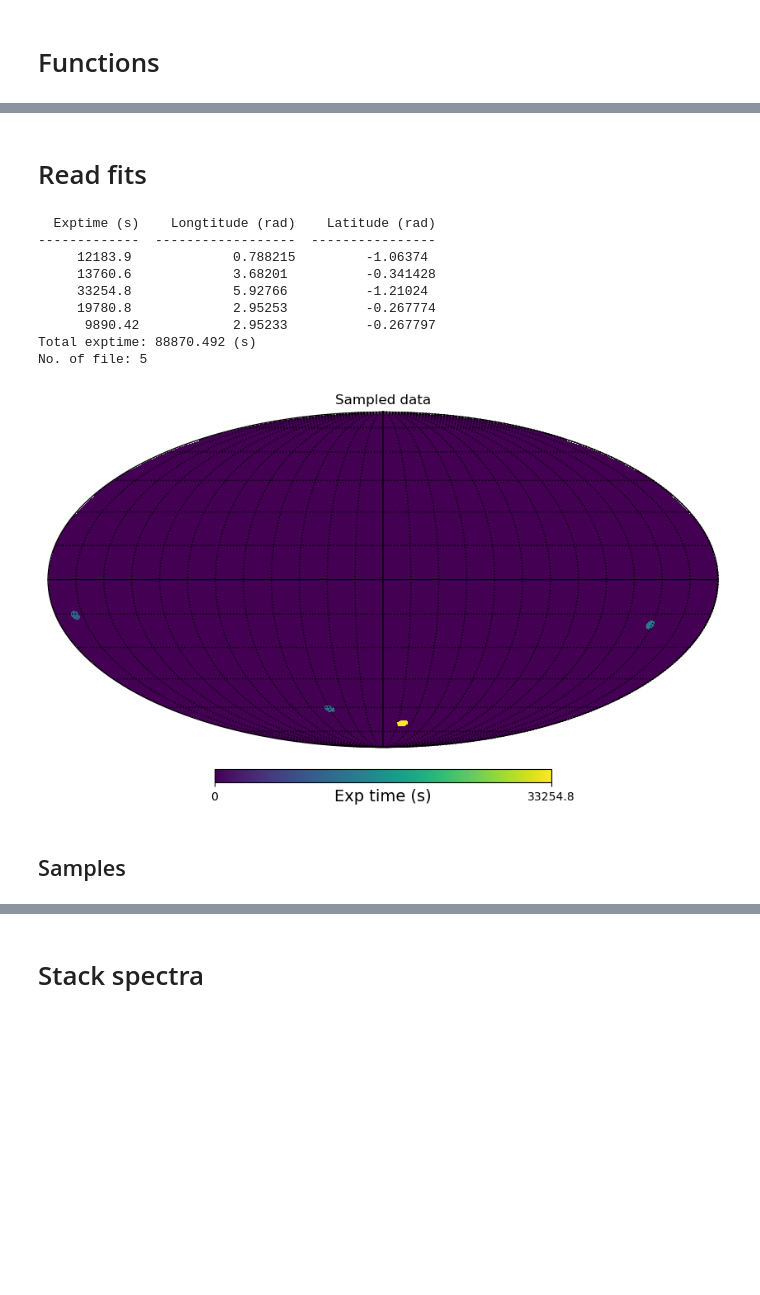
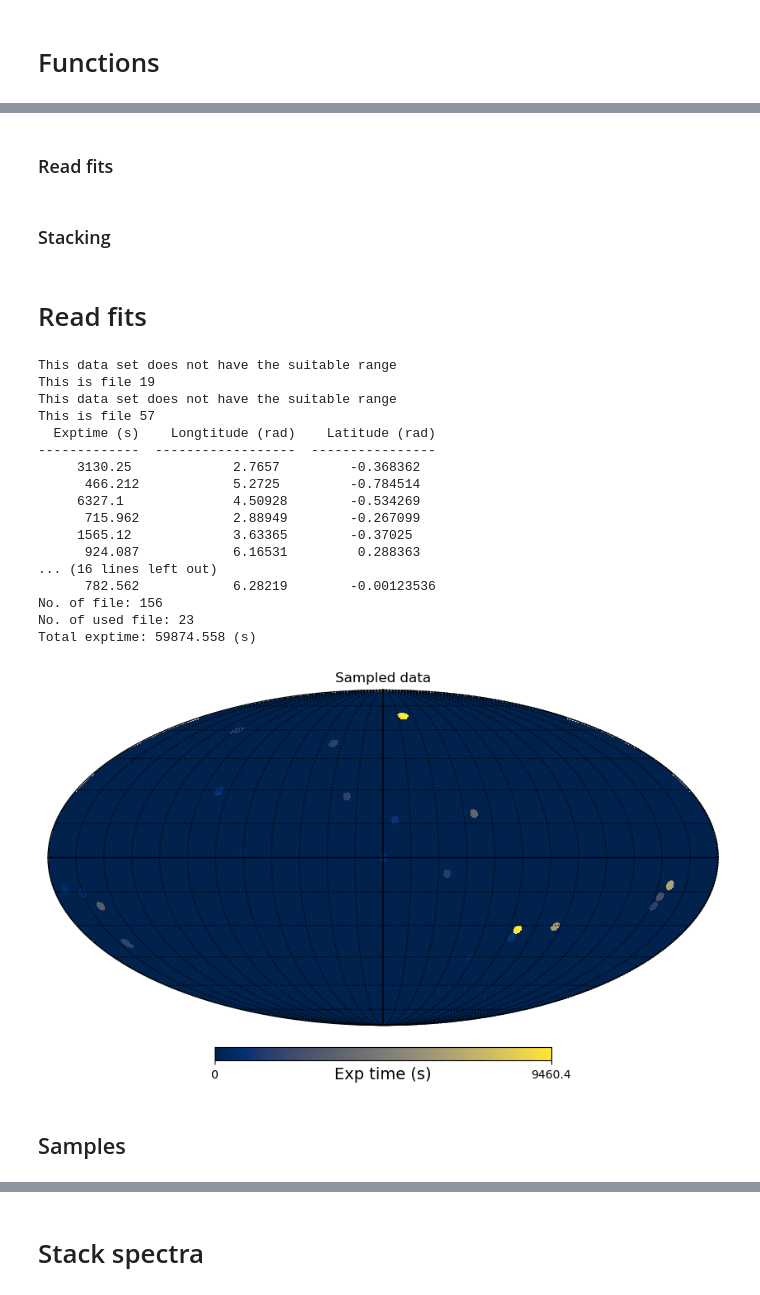
Before and after one commit to Timwong313/axionJWST_2024, a Jupyter notebook: MRS_analysis/code/stackSpec.ipynb, the cells around one changed output, grey strips where cells are left out. Drawn from its saved outputs; the diff is of its cells as text; code cells hidden in the pictures; blank space fills up the shorter version.

Commit message:
Feat: Add remove data from the same assoc. in stackspec

```diff
--- a/MRS_analysis/code/stackSpec.ipynb
+++ b/MRS_analysis/code/stackSpec.ipynb
@@ -24 +117,3 @@ t2 = 27.8  #truncation wvl 2
+# %% [markdown]
+### Read fits
 # %%
@@ -410,0 +342,2 @@ def linReg(xarr,yarr):
+# %% [markdown]
+### Stacking
@@ -412,18 +456,26 @@ def linReg(xarr,yarr):
 # Read fits
 # %%
 #Read data:
-Ch1Arr, Ch2Arr, Ch3Arr, Ch4Arr, exptArr, longArr, latArr = readFitsDir("../raw_data/MRS_goodTest",skymap=True,defr=False,sysError=0.1)
+Ch1Arr, Ch2Arr, Ch3Arr, Ch4Arr, exptArr, longArr, latArr = readFitsDir("../raw_data/MRS_156",skymap=True,defr=False,sysError=0.1)
 # %% [output]
+This data set does not have the suitable range
+This is file 19
+This data set does not have the suitable range
+This is file 57
   Exptime (s)    Longtitude (rad)    Latitude (rad)
 -------------  ------------------  ----------------
-     12183.9             0.788215         -1.06374
-     13760.6             3.68201          -0.341428
-     33254.8             5.92766          -1.21024
-     19780.8             2.95253          -0.267774
-      9890.42            2.95233          -0.267797
-Total exptime: 88870.492 (s)
-No. of file: 5
+     3130.25             2.7657         -0.368362
+      466.212            5.2725         -0.784514
+     6327.1              4.50928        -0.534269
+      715.962            2.88949        -0.267099
+     1565.12             3.63365        -0.37025
+      924.087            6.16531         0.288363
+... (16 lines left out)
+      782.562            6.28219        -0.00123536
+No. of file: 156
+No. of used file: 23
+Total exptime: 59874.558 (s)
-[figure, old version]
+[figure, new version]
-# %% [markdown]
-## Samples
+# %% [markdown]
+## Samples
 # %%
```
Also changed, not shown: parts of 15 cells of this notebook, 5 other files.
